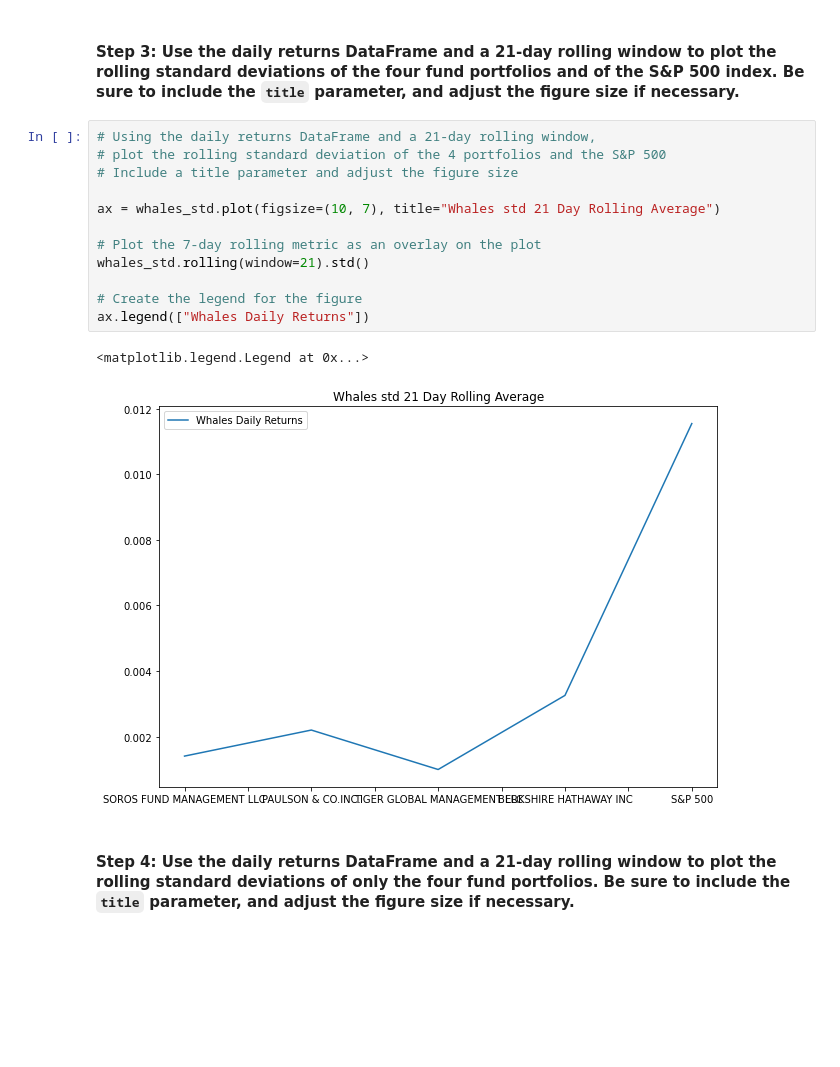
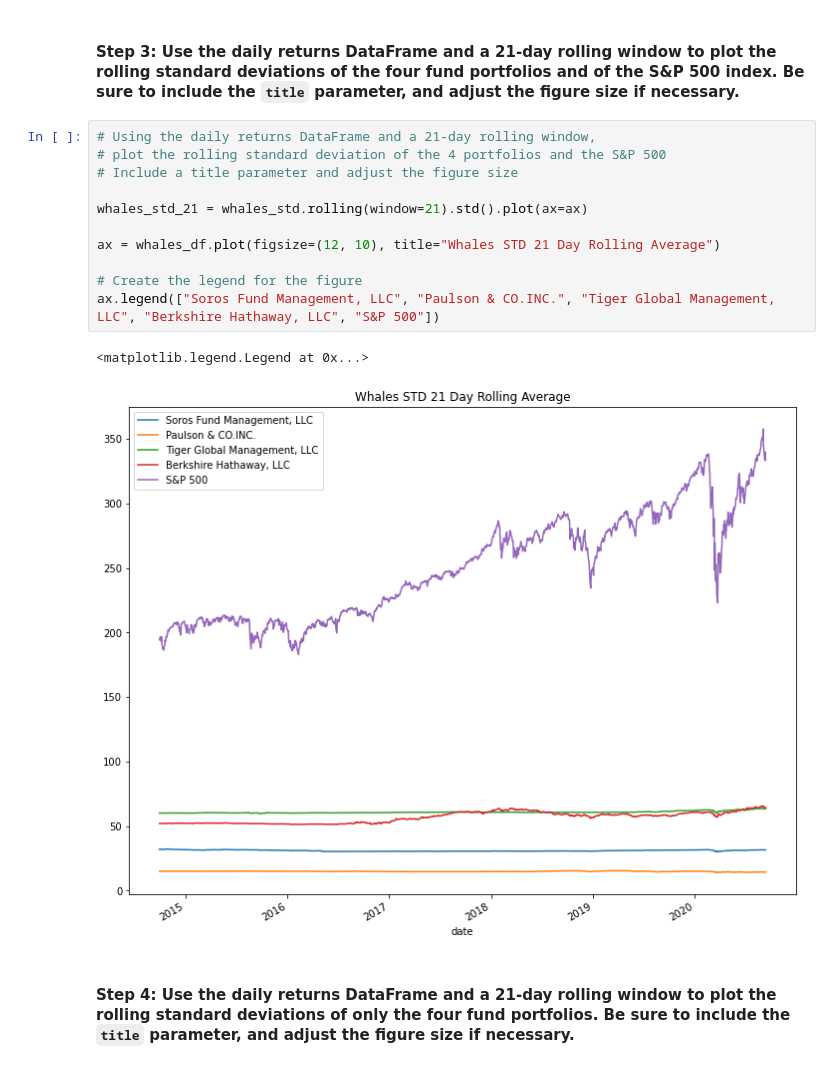
Before and after one commit to MichaelRDionne/Module_4_Challenge, a Jupyter notebook: Starter_Code/risk_return_analysis.ipynb, the cells around one changed output. Cells and saved outputs as stored; diff of their text form; blank space fills up the shorter version.

```diff
--- a/Starter_Code/risk_return_analysis.ipynb
+++ b/Starter_Code/risk_return_analysis.ipynb
@@ -268,18 +268,17 @@ dtype: float64
 # %%
 # Using the daily returns DataFrame and a 21-day rolling window,
 # plot the rolling standard deviation of the 4 portfolios and the S&P 500
 # Include a title parameter and adjust the figure size
 
-ax = whales_std.plot(figsize=(10, 7), title="Whales std 21 Day Rolling Average")
+whales_std_21 = whales_std.rolling(window=21).std().plot(ax=ax)
 
-# Plot the 7-day rolling metric as an overlay on the plot
-whales_std.rolling(window=21).std()
+ax = whales_df.plot(figsize=(12, 10), title="Whales STD 21 Day Rolling Average")
 
 # Create the legend for the figure
-ax.legend(["Whales Daily Returns"])
+ax.legend(["Soros Fund Management, LLC", "Paulson & CO.INC.", "Tiger Global Management, LLC", "Berkshire Hathaway, LLC", "S&P 500"])
 # %% [output]
 <matplotlib.legend.Legend at 0x...>
-[figure, old version]
+[figure, new version]
 # %% [markdown]
 #### Step 4: Use the daily returns DataFrame and a 21-day rolling window to plot the rolling standard deviations of only the four fund portfolios. Be sure to include the `title` parameter, and adjust the figure size if necessary.
 # %%
```
Also changed, not shown: parts of 2 cells of this notebook.
